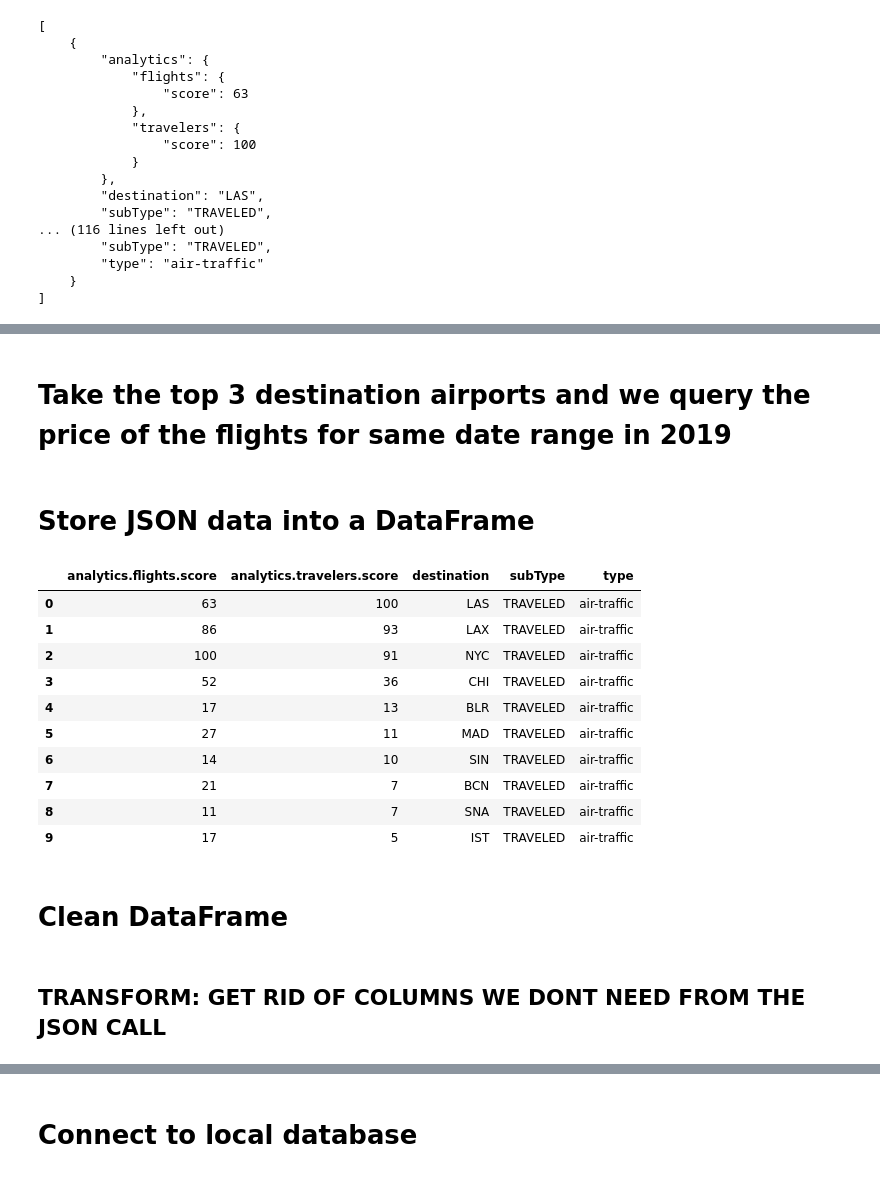
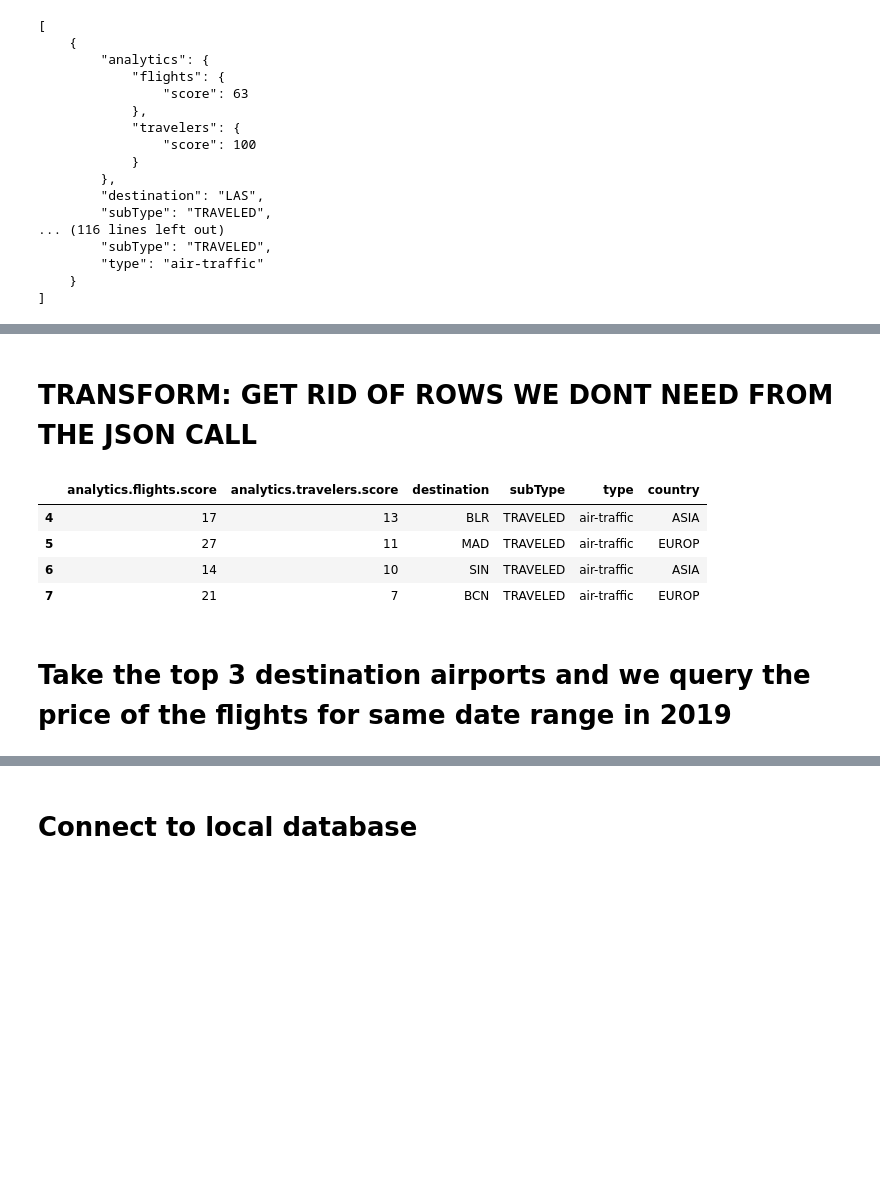
Before and after one commit to williamsongigi69/Travel_ETL, a Jupyter notebook: Travel_ETL_Code.ipynb, the cells around one changed output, grey strips where cells are left out. Saved outputs shown, nothing was run; the diff lists cells and outputs as text; code cells hidden in the pictures; blank space fills up the shorter version.

```diff
--- a/Travel_ETL_Code.ipynb
+++ b/Travel_ETL_Code.ipynb
@@ -50,0 +73,23 @@ print(json.dumps(response_best_place, indent=4, sort_keys=True))
+# %%
+# Get a specific city or airport based on its id
+
+airport_codes = best_places_df['destination'].tolist()
+# airport_codes
+
+test_list = []
+
+for airport in airport_codes:
+    try:
+        response = amadeus.reference_data.locations.get(
+        keyword=airport,
+        subType=Location.ANY)
+
+     #  print(airport)
+
+        test_list.append(response.data[0]['address']['regionCode'])
+
+    except:
+        test_list.append('not here')
+
+
+best_places_df['country'] = pd.DataFrame(test_list)
@@ -51,24 +113,14 @@ print(json.dumps(response_best_place, indent=4, sort_keys=True))
+# %% [markdown]
+# TRANSFORM: GET RID OF ROWS WE DONT NEED FROM THE JSON CALL
+# %%
+best_places_df_new = best_places_df[best_places_df.country != 'NAMER']
+best_places_df_new = best_places_df_new[best_places_df.country != 'not here']
+best_places_df_new
+# %% [output]
+|  | analytics.flights.score | analytics.travelers.score | destination | subType | type | country |
+| 4 | 17 | 13 | BLR | TRAVELED | air-traffic | ASIA |
+| 5 | 27 | 11 | MAD | TRAVELED | air-traffic | EUROP |
+| 6 | 14 | 10 | SIN | TRAVELED | air-traffic | ASIA |
+| 7 | 21 | 7 | BCN | TRAVELED | air-traffic | EUROP |
 # %% [markdown]
 # Take the top 3 destination airports and we query the price of the flights for same date range in 2019
-# %% [markdown]
-# Store JSON data into a DataFrame
-# %%
-#json_file = "../Resources/customer_location.json"
-best_places_df = pd.DataFrame.from_dict(json_normalize(response_best_place), orient='columns')
-best_places_df
-# %% [output]
-|  | analytics.flights.score | analytics.travelers.score | destination | subType | type |
-| 0 | 63 | 100 | LAS | TRAVELED | air-traffic |
-| 1 | 86 | 93 | LAX | TRAVELED | air-traffic |
-| 2 | 100 | 91 | NYC | TRAVELED | air-traffic |
-| 3 | 52 | 36 | CHI | TRAVELED | air-traffic |
-| 4 | 17 | 13 | BLR | TRAVELED | air-traffic |
-| 5 | 27 | 11 | MAD | TRAVELED | air-traffic |
-| 6 | 14 | 10 | SIN | TRAVELED | air-traffic |
-| 7 | 21 | 7 | BCN | TRAVELED | air-traffic |
-| 8 | 11 | 7 | SNA | TRAVELED | air-traffic |
-| 9 | 17 | 5 | IST | TRAVELED | air-traffic |
-# %% [markdown]
-# Clean DataFrame
-# %% [markdown]
-## TRANSFORM: GET RID OF COLUMNS WE DONT NEED FROM THE JSON CALL
```
Also changed, not shown: parts of 10 cells of this notebook.
